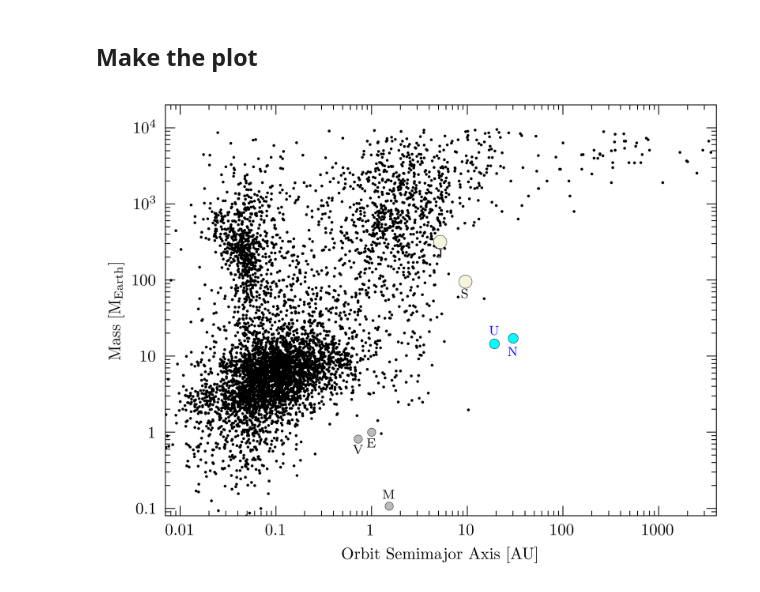
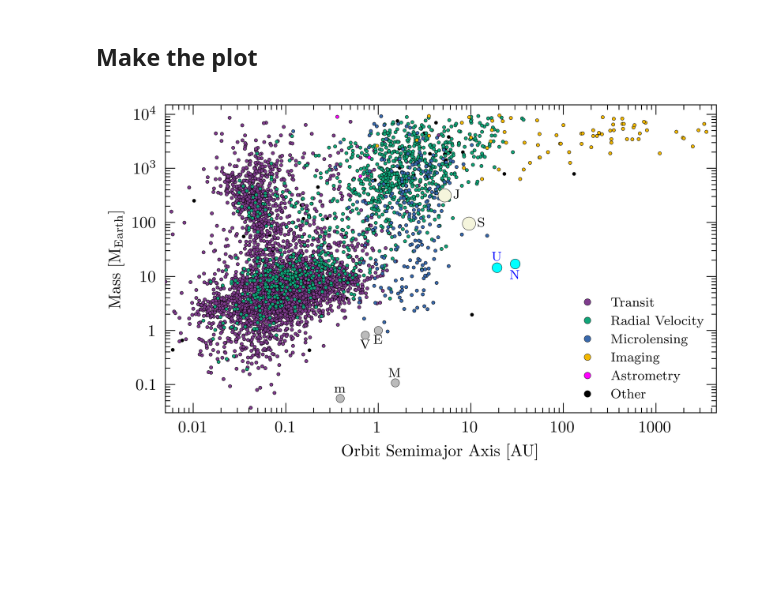
Before and after one commit to rwpogge/TeachingGraphics, a Jupyter notebook: Exoplanets/aM_exoplanets.ipynb, the cells around one changed output. Drawn from its saved outputs; the diff is of its cells as text; code cells hidden in the pictures; blank space fills up the shorter version.

Commit message:
Updated a_vs_M plot, add graphics

```diff
--- a/Exoplanets/aM_exoplanets.ipynb
+++ b/Exoplanets/aM_exoplanets.ipynb
@@ -30,7 +33,7 @@ Setup the standard plotting format and make the plot.
 # graphic aspect ratio = width/height
 
 aspect = 4.0/3.0 # 4:3 letter
-#aspect = 16.0/9.0 # wide-screen
+aspect = 16.0/9.0 # wide-screen
 
 #
 # Don't change these unless you really need to (we never have)
@@ -154,7 +191,13 @@ ax.set_ylabel(r'Mass [M$_{\rm Earth}$]',fontsize=axisFontSize)
 
 # exoplanets
 
-ax.plot(exSMA,exMass,'o',mfc='black',mec='black',ms=1.5,mew=0.2,zorder=5)
+ax.plot(exSMA[iTransit],exMass[iTransit],'o',mfc='#7F3C8D',mec='black',ms=2,mew=0.2,zorder=6,label='Transit')
+ax.plot(exSMA[iRV],exMass[iRV],'o',mfc='#11A579',mec='black',ms=2,mew=0.2,zorder=6,label='Radial Velocity')
+ax.plot(exSMA[iML],exMass[iML],'o',mfc='#3969AC',mec='black',ms=2,mew=0.2,zorder=6,label='Microlensing')
+ax.plot(exSMA[iImg],exMass[iImg],'o',mfc='#F2B701',mec='black',ms=2,mew=0.2,zorder=6,label='Imaging')
+ax.plot(exSMA[iAst],exMass[iAst],'o',mfc='magenta',mec='black',ms=2,mew=0.2,zorder=6,label='Astrometry')
+
+ax.plot(exSMA,exMass,'o',mfc='black',mec='black',ms=2,mew=0.2,zorder=5,label='Other')
 
 # Major bodies (planets, dwarf planets, giant moons)
 
@@ -162,35 +205,40 @@ for i in range(len(bodyName)):
     t = bodyType[i]
     ax.plot(bodyAU[i],bodyMass[i],'o',mfc=bodyColor[t],mec='black',ms=bodySize[t],mew=0.2,zorder=10)
 
     if t == 'G':
         labelTxt = bodyName[i]
-        ax.text(bodyAU[i],bodyMass[i]/1.25,labelTxt[0],va='top',ha='center',fontsize=labelFontSize,
+        ax.text(1.25*bodyAU[i],bodyMass[i],labelTxt[0],va='center',ha='left',fontsize=labelFontSize,
                 color='black',zorder=10)
     elif t == 'I':
         labelTxt = bodyName[i]
         if bodyName[i] == 'Uranus':
             ax.text(bodyAU[i],1.2*bodyMass[i],labelTxt[0],va='bottom',ha='center',fontsize=labelFontSize,
                     color='blue',zorder=10)
         else:
             ax.text(bodyAU[i],bodyMass[i]/1.3,labelTxt[0],va='top',ha='center',fontsize=labelFontSize,
                     color='blue',zorder=10)
 
     elif t == 'T':
         labelTxt = bodyName[i][0]
         if bodyName[i]=='Mars':
             ax.text(bodyAU[i],1.15*bodyMass[i],'M',va='bottom',ha='center',fontsize=labelFontSize,
                 color='black',zorder=10)
         elif bodyName[i]=='Venus' or bodyName[i] == 'Earth':
             ax.text(bodyAU[i],bodyMass[i]/1.2,labelTxt,va='top',ha='center',fontsize=labelFontSize,
                 color='black',zorder=10)
-#        else:
-#            ax.text(bodyAU[i],bodyMass[i]/1.2,labelTxt,va='top',ha='center',fontsize=labelFontSize,
-#                color='black',zorder=10)
+        elif bodyName[i]=='Mercury':
+            ax.text(bodyAU[i],1.15*bodyMass[i],'m',va='bottom',ha='center',fontsize=labelFontSize,
+                color='black',zorder=10)
 
 # make the plot and hardcopy
+
+leg = ax.legend(loc='lower right',frameon=False,prop={'size':8})
+for handle in leg.legend_handles:
+    handle.set_markersize(4)
+    handle.set_alpha(1.0)
 
 plt.savefig(plotFile,bbox_inches='tight',facecolor='white')
 
 plt.show()
 # %% [output]
-[figure, old version]
+[figure, new version]
```
Also changed, not shown: parts of 4 cells of this notebook, 2 other files.
